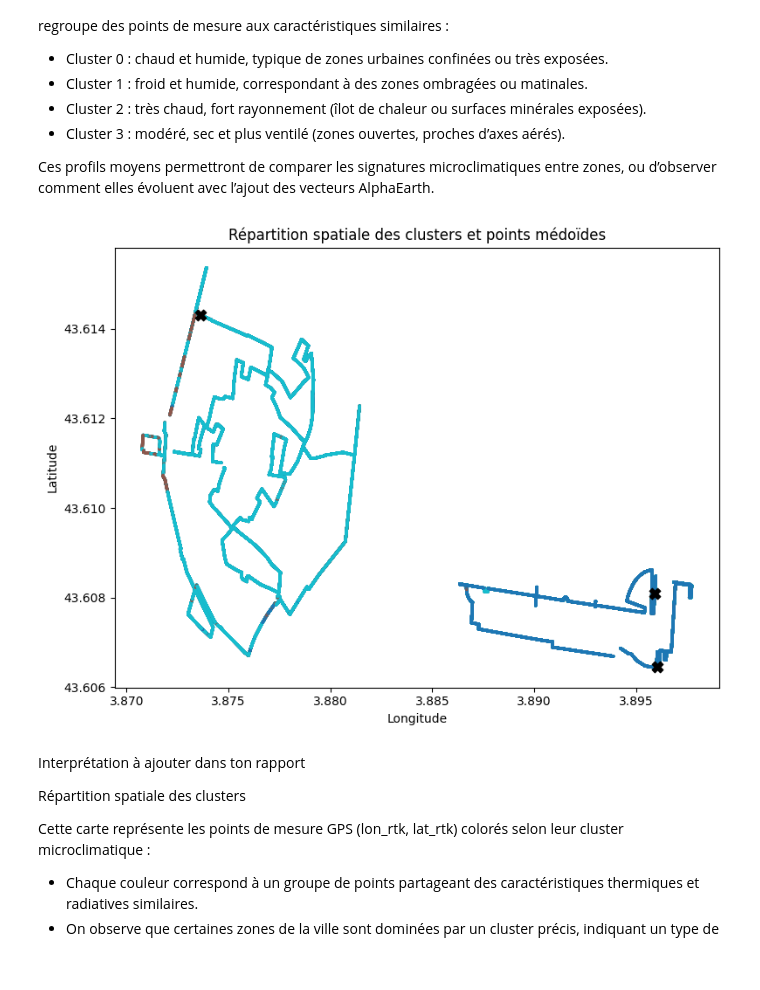
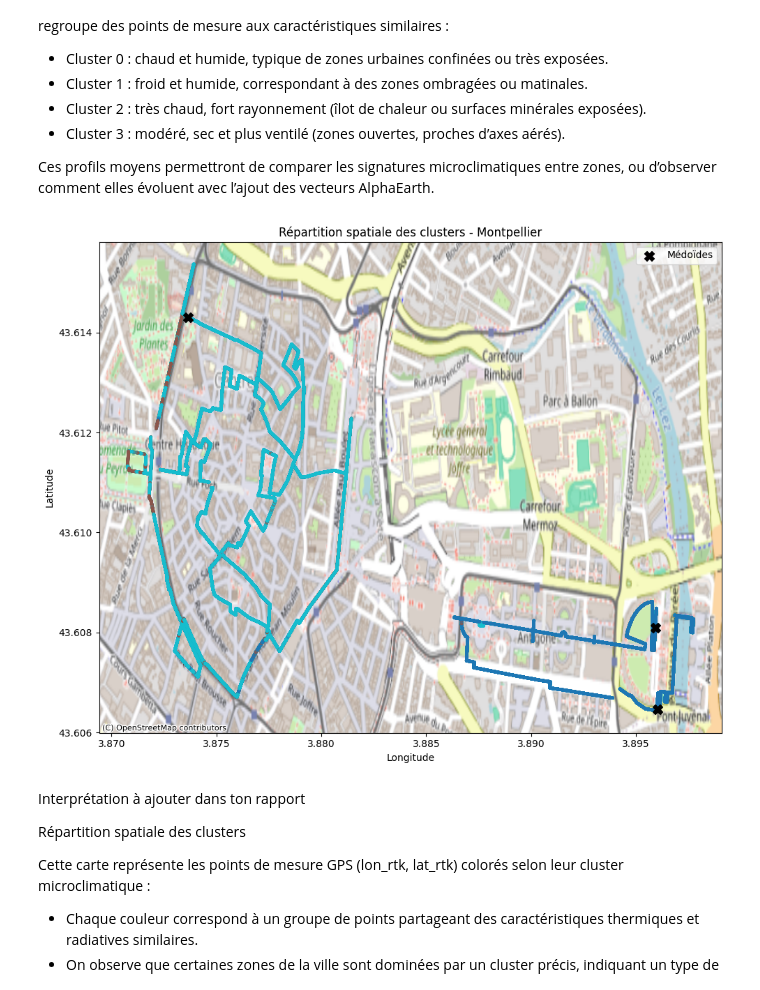
Before and after one commit to bouyaka34/TER-Picopatt, a Jupyter notebook: Clustering.ipynb, the cells around one changed output. Cells and saved outputs as stored; diff of their text form; code cells hidden in the pictures.

Commit message:
Ajout d'une carte derriere la moyenne des clusters

```diff
--- a/Clustering.ipynb
+++ b/Clustering.ipynb
@@ -188,32 +189,43 @@ Ces profils moyens permettront de comparer les signatures microclimatiques entre
 # %%
 # Visualisation spatiale des clusters
 
 # Objectif :
 # Représenter la position géographique des points (lon_rtk / lat_rtk)
 # colorés selon leur cluster pour observer les zones où les conditions
 # microclimatiques sont similaires.
 
 CLUST = Path("outputs/figures/clusters")
 fc.create_folder(CLUST)
 
-plt.figure(figsize=(8,6))
+plt.figure(figsize=(10, 8)) # Un peu plus grand pour la lisibilité
 
+# 1. Tracer vos points
+# Note : On utilise zorder pour s'assurer que les points sont au-dessus de la carte
 scatter = plt.scatter(
     bd["lon_ontrack"], bd["lat_ontrack"],
-    c=bd["cluster"], cmap="tab10", s=2, alpha=0.6
+    c=bd["cluster"], cmap="tab10", s=5, alpha=0.7, zorder=2
 )
+
+# 2. Tracer les médoïdes
 plt.scatter(
     medoids["lon_ontrack"], medoids["lat_ontrack"],
-    c="black", s=80, marker="X", label="Médoïdes"
+    c="black", s=100, marker="X", label="Médoïdes", zorder=3
 )
-plt.title("Répartition spatiale des clusters et points médoïdes")
+
+# 3. Ajouter le fond de carte
+# crs="EPSG:4326" indique à contextily que vos données sont en Latitude/Longitude
+ctx.add_basemap(plt.gca(), crs="EPSG:4326", source=ctx.providers.OpenStreetMap.Mapnik)
+
+plt.title("Répartition spatiale des clusters - Montpellier")
 plt.xlabel("Longitude")
 plt.ylabel("Latitude")
+plt.legend()
 plt.tight_layout()
-plt.savefig(CLUST / "repart_spatial_clusters.png", dpi=150)
+
+plt.savefig(CLUST / "repart_spatial_clusters_map.png", dpi=150)
 plt.show()
 # %% [output]
-[figure, old version]
+[figure, new version]
 # %% [markdown]
 Interprétation à ajouter dans ton rapport
 
```
Also changed, not shown: parts of 1 cell of this notebook.
